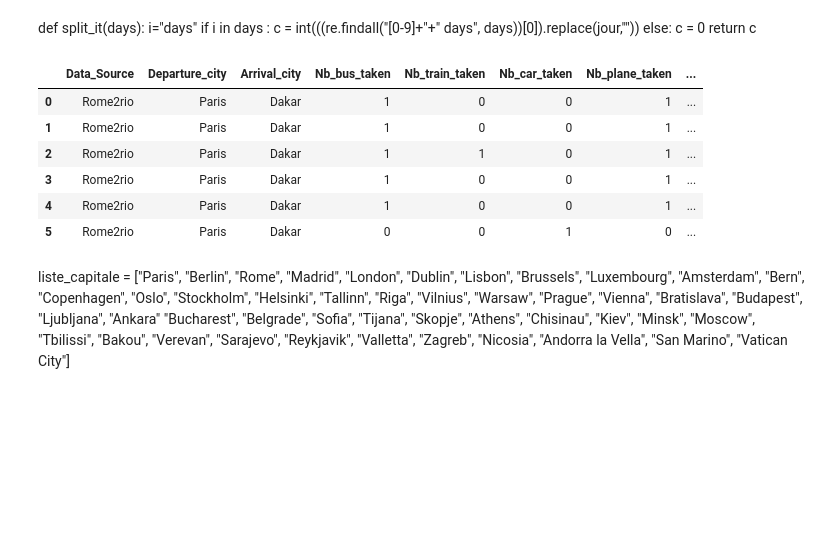
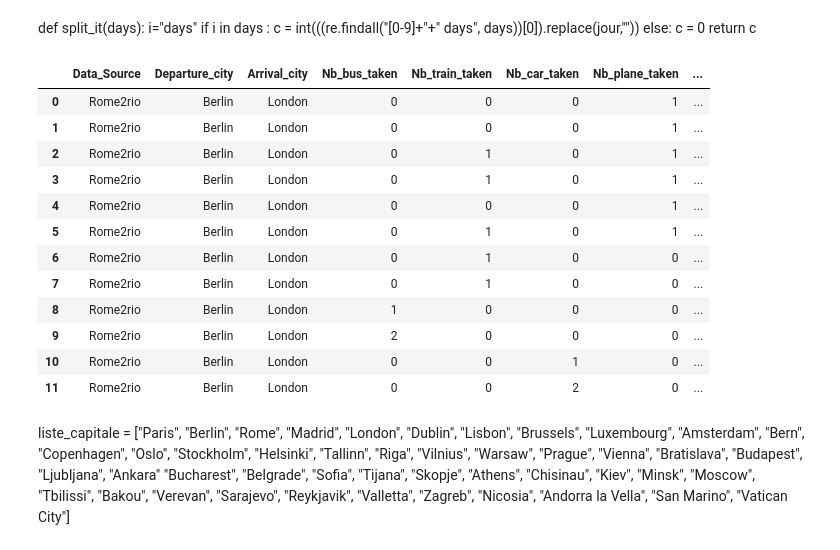
Before and after one commit to Romanitou31/ProjetInterpromo2020, a Jupyter notebook: Code/Scraping_Rome2Rio_V3.ipynb, the cells around one changed output. Cells and saved outputs as stored; diff of their text form; code cells hidden in the pictures; blank space fills up the shorter version.

```diff
--- a/Code/Scraping_Rome2Rio_V3.ipynb
+++ b/Code/Scraping_Rome2Rio_V3.ipynb
@@ -65,19 +65,18 @@ def getdata(departure_city, arrival_city):
         a=driver.find_elements_by_class_name("route__title")[i].text
         b=driver.find_elements_by_class_name("route__details")[i].text
 
-        ####nb jour
+        ####nb days
         jour  = "days"
         if jour in a :
-            nb_jour = int(((re.findall("[0-9]+"+" days", a))[0]).replace(jour,""))
+            nb_days = int(((re.findall("[0-9]+"+" days", a))[0]).replace(jour,""))
         else:
-            nb_jour = 0
-
-        ####nb heure
-        nb_heure  = (((re.findall("[0-9]+"+"h",a )))[0]).replace("h","")
-        if len(nb_heure) ==0:
-            nb_heure = 0
-        else :
-            nb_heure = int(nb_heure)
+            nb_days = 0
+        ####nb hours
+            nb_hours  = (re.search("[0-9]+"+"h",a ))
+            if nb_hours:
+                nb_hours = int(((re.search("[0-9]+"+"h",a )).group(0)).replace("h",""))
+            else :
+                nb_hours = 0
 
         ####nb minute
         nb_minute  = re.search("[0-9]+"+"m",a )
@@ -86,29 +85,25 @@ def getdata(departure_city, arrival_city):
         else :
             nb_minute = 0
 
-        new = ((a,b,nb_jour,nb_heure,nb_minute))
+        new = ((a,b,nb_days,nb_hours,nb_minute))
         total.append(new)
 
-    data = pd.DataFrame(total,columns=['itineraire','prix','liste_jour','liste_heure','liste_minute'])
+    data = pd.DataFrame(total,columns=['itineraire','prix','liste_jour','liste_hours','liste_minute'])
 
     data['Data_Source'] = 'Rome2rio'
     data['Departure_city'] = departure_city
     data['Arrival_city'] = arrival_city
-    # data.itineraire.str.count("Bus|bus") : to count the number of time we have Bus or bus in scrapped text
     data['Nb_bus_taken'] = data.itineraire.str.count("Bus|bus")
     data['Nb_train_taken'] = data.itineraire.str.count("Train|train")
-    data['Nb_car_taken'] = data.itineraire.str.count(
-        "Drive|drive|Rideshare|rideshare")
+    data['Nb_car_taken'] = data.itineraire.str.count("Drive|drive|Rideshare|rideshare|car|Car")
     data['Nb_plane_taken'] = data.itineraire.str.count("Fly|fly")
 
     data['Price_max'] = data['prix'].apply(lambda st: st[st.find("-")+1:])
-    data['Price_max'] = data['Price_max'].str.replace('€', '')
     data['Price_min'] = data['prix'].apply(lambda st: st[:st.find("-")])
-    data['Price_min'] = data['Price_min'].str.replace('€', '')
     data['Duration1'] = data['itineraire'].apply(lambda st: st[st.find("•")+1:])
 
     data['days']= data['liste_jour']
-    data['hours']= data['liste_heure']
+    data['hours']= data['liste_hours']
     data['minute']= data['liste_minute']
 
     data['days'] = data['days'].replace('','0')
@@ -116,22 +111,27 @@ def getdata(departure_city, arrival_city):
     data['hours'] = data['hours'].replace('','0')
 
     data['Duration'] = data['days']*24*60+data['hours']*60+data['minute']
-    #datafinal = data[['Data_Source', 'Departure_city', 'Arrival_city', 'Nb_bus_taken',
-                   #   'Nb_train_taken', 'Nb_car_taken', 'Nb_plane_taken', 'days','Duration', 'Price_min', 'Price_max']]
+
     datafinal = data[['Data_Source', 'Departure_city', 'Arrival_city', 'Nb_bus_taken',
-                      'Nb_train_taken', 'Nb_car_taken', 'Nb_plane_taken', 'days','hours','minute','Duration', 'Price_min', 'Price_max']]
+                      'Nb_train_taken', 'Nb_car_taken', 'Nb_plane_taken','Duration', 'Price_min', 'Price_max']]
 
     return datafinal
-# %%
-getdata("Paris",'Dakar')
-# %% [output]
-|  | Data_Source | Departure_city | Arrival_city | Nb_bus_taken | Nb_train_taken | Nb_car_taken | Nb_plane_taken | ... |
-| 0 | Rome2rio | Paris | Dakar | 1 | 0 | 0 | 1 | ... |
-| 1 | Rome2rio | Paris | Dakar | 1 | 0 | 0 | 1 | ... |
-| 2 | Rome2rio | Paris | Dakar | 1 | 1 | 0 | 1 | ... |
-| 3 | Rome2rio | Paris | Dakar | 1 | 0 | 0 | 1 | ... |
-| 4 | Rome2rio | Paris | Dakar | 1 | 0 | 0 | 1 | ... |
-| 5 | Rome2rio | Paris | Dakar | 0 | 0 | 1 | 0 | ... |
+# %%
+getdata("Berlin","London")
+# %% [output]
+|  | Data_Source | Departure_city | Arrival_city | Nb_bus_taken | Nb_train_taken | Nb_car_taken | Nb_plane_taken | ... |
+| 0 | Rome2rio | Berlin | London | 0 | 0 | 0 | 1 | ... |
+| 1 | Rome2rio | Berlin | London | 0 | 0 | 0 | 1 | ... |
+| 2 | Rome2rio | Berlin | London | 0 | 1 | 0 | 1 | ... |
+| 3 | Rome2rio | Berlin | London | 0 | 1 | 0 | 1 | ... |
+| 4 | Rome2rio | Berlin | London | 0 | 0 | 0 | 1 | ... |
+| 5 | Rome2rio | Berlin | London | 0 | 1 | 0 | 1 | ... |
+| 6 | Rome2rio | Berlin | London | 0 | 1 | 0 | 0 | ... |
+| 7 | Rome2rio | Berlin | London | 0 | 1 | 0 | 0 | ... |
+| 8 | Rome2rio | Berlin | London | 1 | 0 | 0 | 0 | ... |
+| 9 | Rome2rio | Berlin | London | 2 | 0 | 0 | 0 | ... |
+| 10 | Rome2rio | Berlin | London | 0 | 0 | 1 | 0 | ... |
+| 11 | Rome2rio | Berlin | London | 0 | 0 | 2 | 0 | ... |
 # %% [markdown]
 liste_capitale = ["Paris",
                   "Berlin",
```
Also changed, not shown: parts of 5 cells of this notebook, 5 other files.
